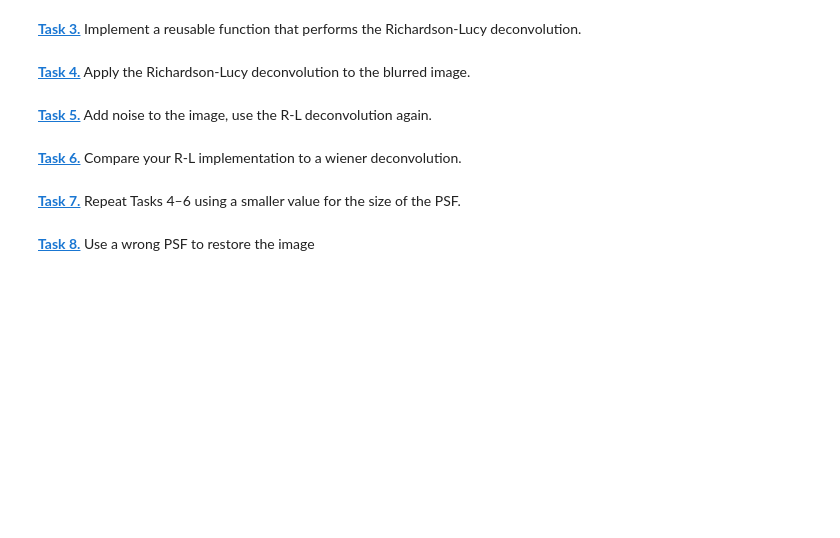
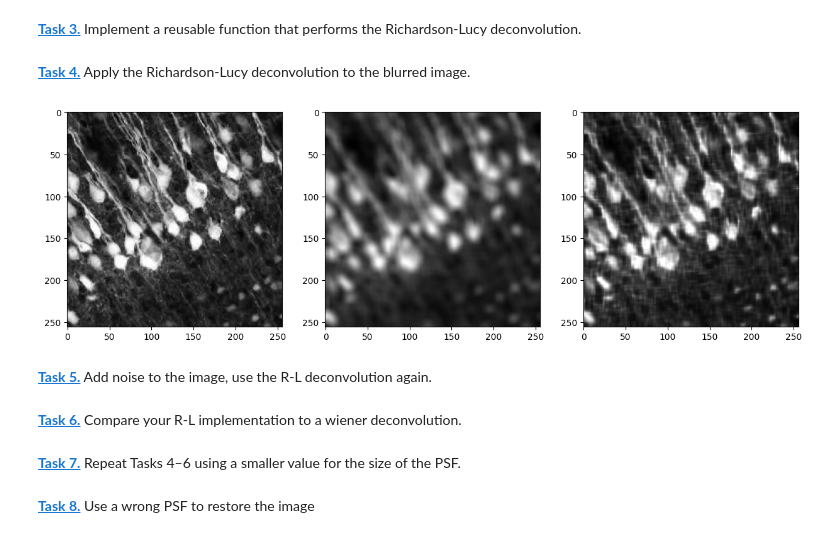
Before and after one commit to SamuelMaerklin/mobi-fs5-python, a Jupyter notebook: deconvolution.ipynb, the cells around one changed output. Drawn from its saved outputs; the diff is of its cells as text; code cells hidden in the pictures; blank space fills up the shorter version.

Commit message:
Backup Deconv Task

```diff
--- a/deconvolution.ipynb
+++ b/deconvolution.ipynb
@@ -39,28 +65,28 @@ Apply the second psf to the image:
 # %%
 def richardson_lucy_deconvolution(image, psf, n_iterations):
     img_deconv = np.full(image.shape, 0.5)
+    psf_flipped = np.flip(psf)
 
-    ### Insert code here
+    for t in range (n_iterations):
+        nenner = conv(img_deconv, psf, mode='same', boundary='symm')
+        bruch = image / nenner
+        klammer_ges = conv(bruch, psf_flipped, mode='same', boundary='symm')
+        img_deconv = img_deconv * klammer_ges
 
     img_deconv = img_deconv.clip(0,1)
     return img_deconv
 # %% [markdown]
 **[Task 4.]()** Apply the Richardson-Lucy deconvolution to the blurred image.
 # %%
-plt.figure(figsize=(20,5))
-plt.subplot(1, 3, 1)
-plt.axis('off')
-plt.imshow(img, 'gray')
-plt.title('Original image')
-plt.subplot(1, 3, 2)
-plt.axis('off')
-plt.imshow(img_psf, 'gray')
-plt.title('Blurred image')
-plt.subplot(1, 3, 3)
-plt.axis('off')
-plt.imshow(deconv_img, 'gray')
-plt.title('R-L deconvolution')
+img_upsf_restored = richardson_lucy_deconvolution(img_upsf, psf, 100)
+
+plt.figure(figsize=(15, 5))
+plt.subplot(1, 3, 1); plt.imshow(img, 'gray')
+plt.subplot(1, 3, 2); plt.imshow(img_upsf, 'gray')
+plt.subplot(1, 3, 3); plt.imshow(img_upsf_restored, 'gray')
 plt.show()
+# %% [output]
+[figure, added]
 # %% [markdown]
 **[Task 5.]()** Add noise to the image, use the R-L deconvolution again.
 # %%
```
Also changed, not shown: parts of 4 cells of this notebook.
